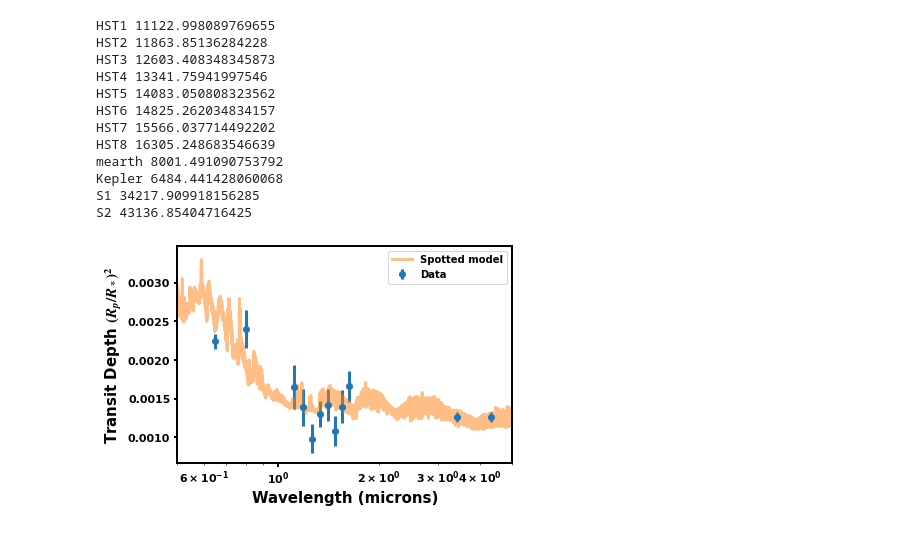
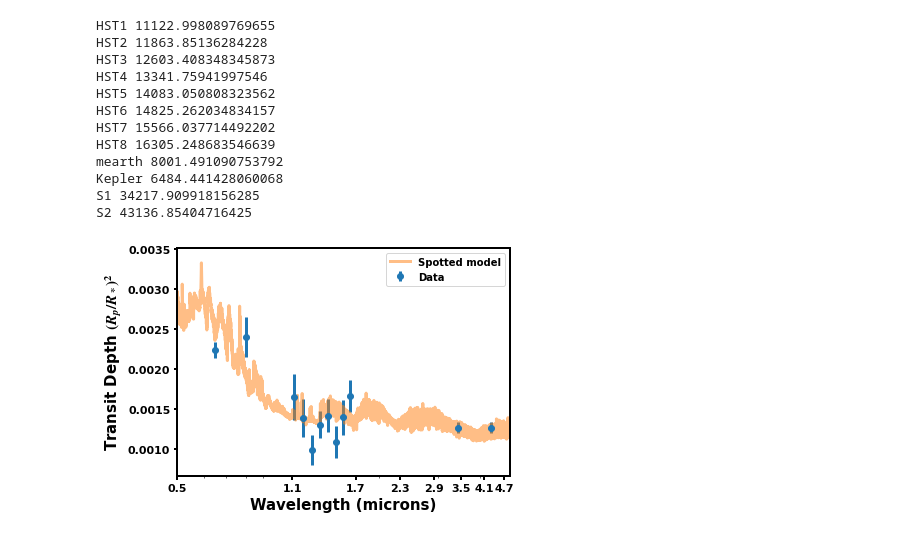
Before and after one commit to awmann/K233Spots, a Jupyter notebook: TransitLightSource.ipynb, the cells around one changed output. Saved outputs shown, nothing was run; the diff lists cells and outputs as text; code cells hidden in the pictures.

```diff
--- a/TransitLightSource.ipynb
+++ b/TransitLightSource.ipynb
@@ -460,15 +464,20 @@ outoftransit = star
 intransit = (surf-surf*(D/(1.-fS)))*(1.-fS) + spot*fS
 transit = (outoftransit-intransit)/outoftransit
 # %%
+import matplotlib.ticker
 leffs = np.array(leffs)
 plt.errorbar(leffs/10000, depth, yerr=err, fmt='o',label='Data')
 plt.plot(modelwave/10000,transit,label='Spotted model',alpha=0.5)
 plt.xscale('log')
-plt.xlim(0.5,5)
+plt.xticks([0.6, 0.9, 1.3, 2.0, 3.1, 4.6],labels=['0.6', '0.9', '1.1','2.0', '3.1', '4.6'])
+plt.xticks([0.5, 1.1, 1.7, 2.3, 2.9, 3.5, 4.1, 4.7],labels=['0.5', '1.1', '1.7', '2.3', '2.9', '3.5', '4.1', '4.7'])
+#locs, labels = plt.xticks()
 plt.ylabel(r'Transit Depth $(R_p/R_*)^2$')
 plt.xlabel('Wavelength (microns)')
 plt.legend()
-#plt.show()
+plt.xlim(0.5,4.9)
+plt.gca().xaxis.set_minor_formatter(matplotlib.ticker.NullFormatter())
+plt.tight_layout()
 plt.savefig('Fit.pdf')
 # %% [output]
-[figure, old version]
+[figure, new version]
```
Also changed, not shown: parts of 4 cells of this notebook.
